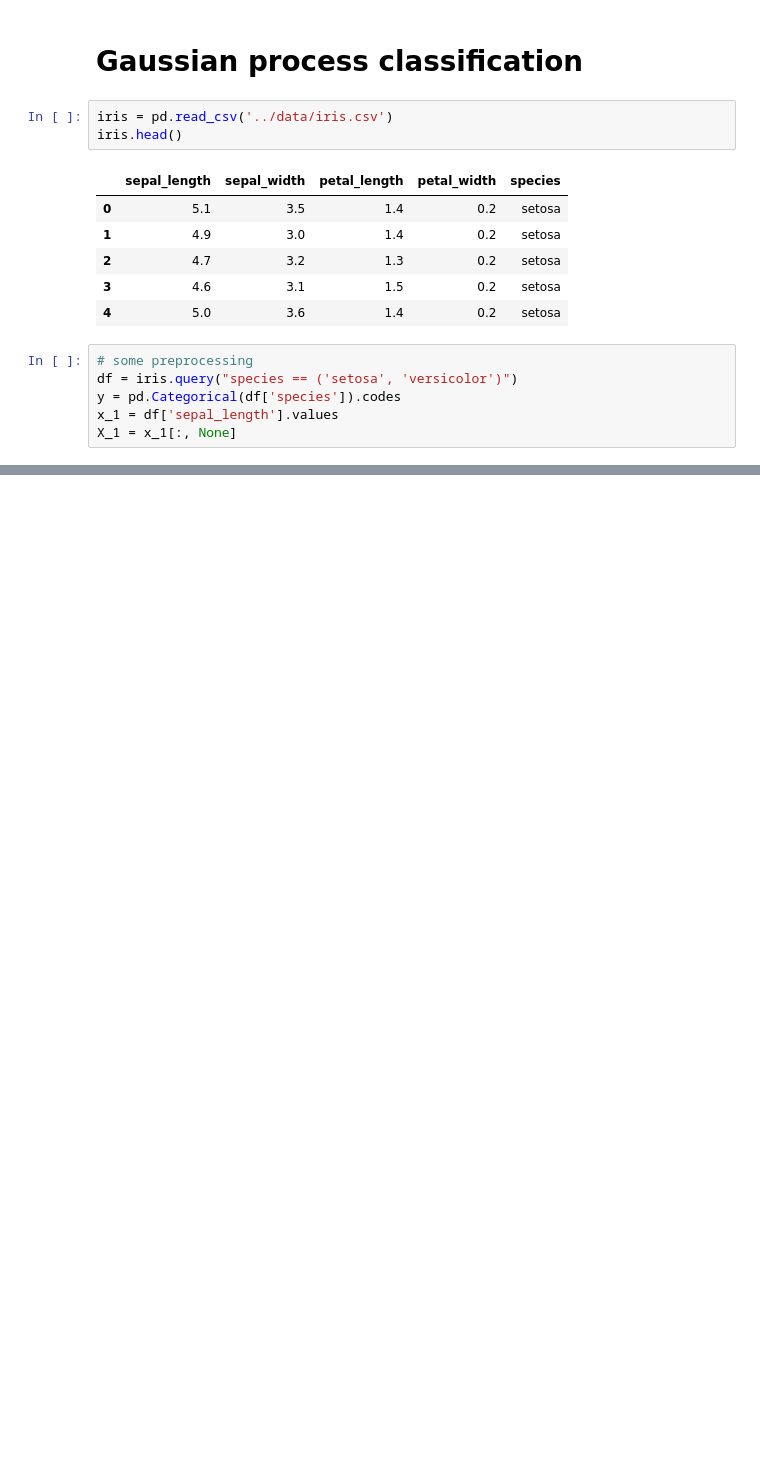
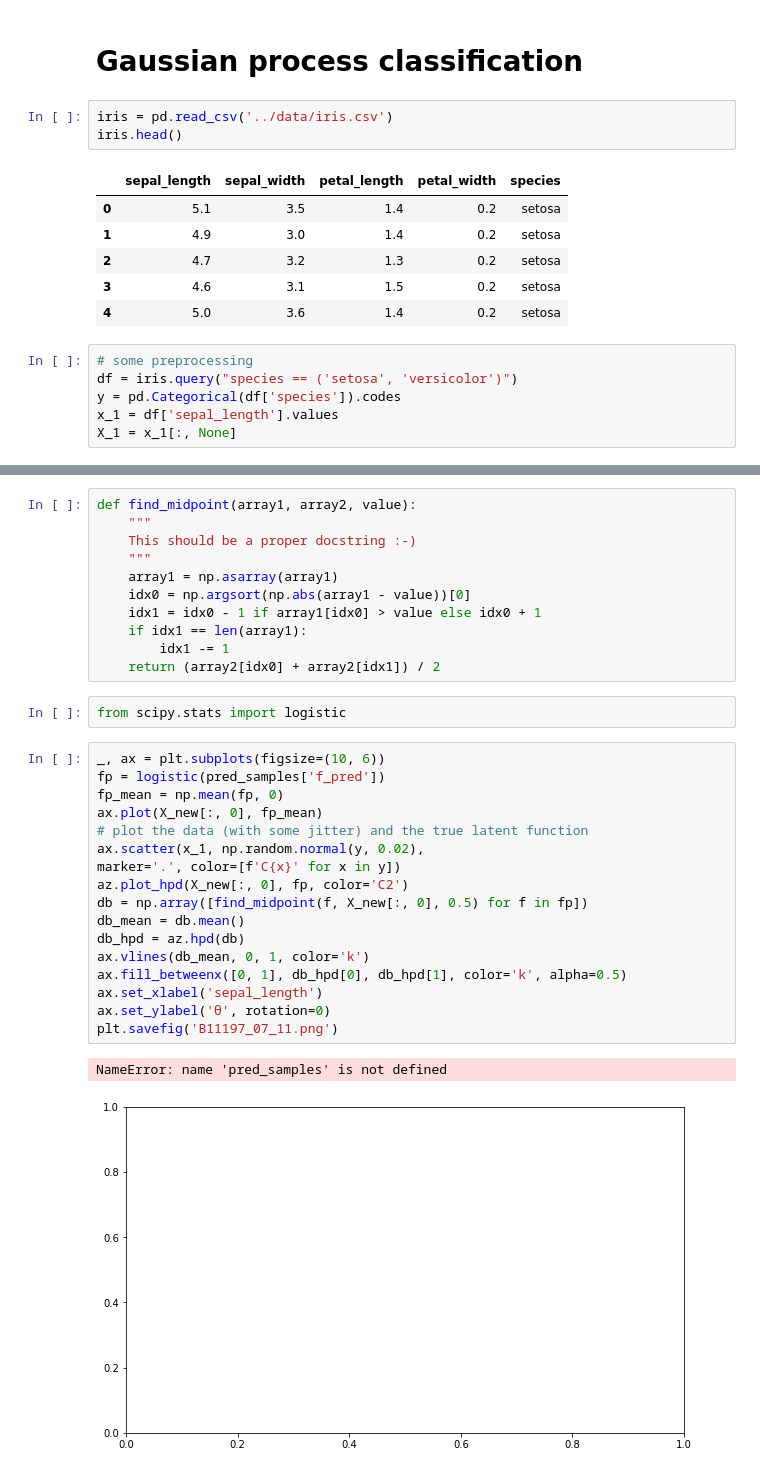
Before and after one commit to BayesianBoys/LegrandNico.github.io, a Jupyter notebook: BayesianBoys/Week8/CH7-VMP.ipynb, the cells around one changed output, grey strips where cells are left out. Cells and saved outputs as stored; diff of their text form; blank space fills up the shorter version.

```diff
--- a/BayesianBoys/Week8/CH7-VMP.ipynb
+++ b/BayesianBoys/Week8/CH7-VMP.ipynb
@@ -421,3 +424,36 @@ with model_iris:
 # %% [output]
 [interactive output not drawn]
 LinAlgError: Matrix is not positive definite
+# %%
+def find_midpoint(array1, array2, value):
+    """
+    This should be a proper docstring :-)
+    """
+    array1 = np.asarray(array1)
+    idx0 = np.argsort(np.abs(array1 - value))[0]
+    idx1 = idx0 - 1 if array1[idx0] > value else idx0 + 1
+    if idx1 == len(array1):
+        idx1 -= 1
+    return (array2[idx0] + array2[idx1]) / 2
+# %%
+from scipy.stats import logistic
+# %%
+_, ax = plt.subplots(figsize=(10, 6))
+fp = logistic(pred_samples['f_pred'])
+fp_mean = np.mean(fp, 0)
+ax.plot(X_new[:, 0], fp_mean)
+# plot the data (with some jitter) and the true latent function
+ax.scatter(x_1, np.random.normal(y, 0.02),
+marker='.', color=[f'C{x}' for x in y])
+az.plot_hpd(X_new[:, 0], fp, color='C2')
+db = np.array([find_midpoint(f, X_new[:, 0], 0.5) for f in fp])
+db_mean = db.mean()
+db_hpd = az.hpd(db)
+ax.vlines(db_mean, 0, 1, color='k')
+ax.fill_betweenx([0, 1], db_hpd[0], db_hpd[1], color='k', alpha=0.5)
+ax.set_xlabel('sepal_length')
+ax.set_ylabel('θ', rotation=0)
+plt.savefig('B11197_07_11.png')
+# %% [output]
+NameError: name 'pred_samples' is not defined
+[figure, added]
```
Also changed, not shown: parts of 100 cells of this notebook.
